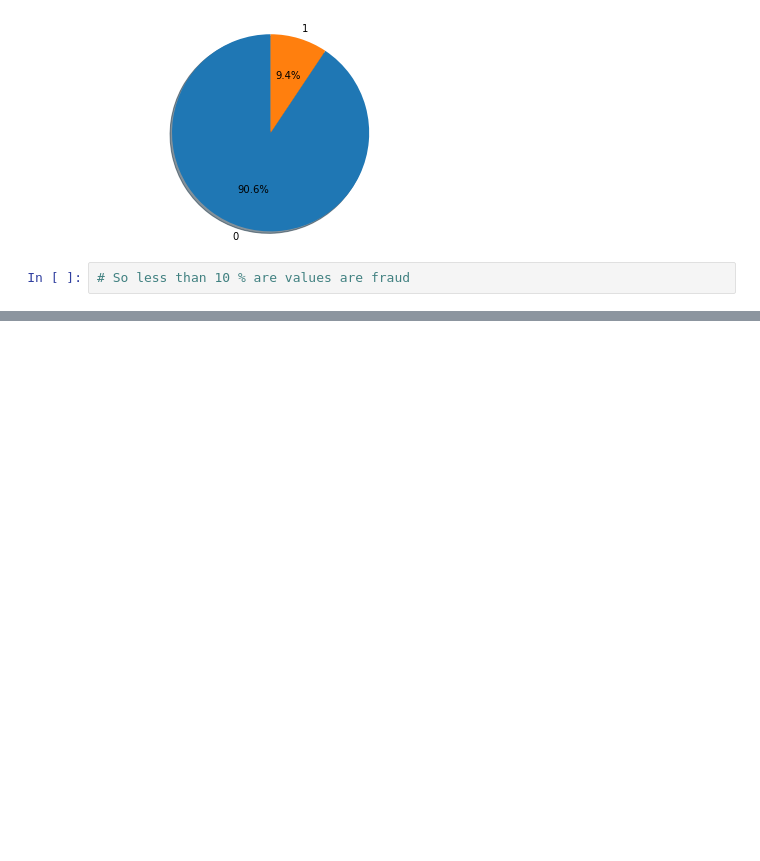
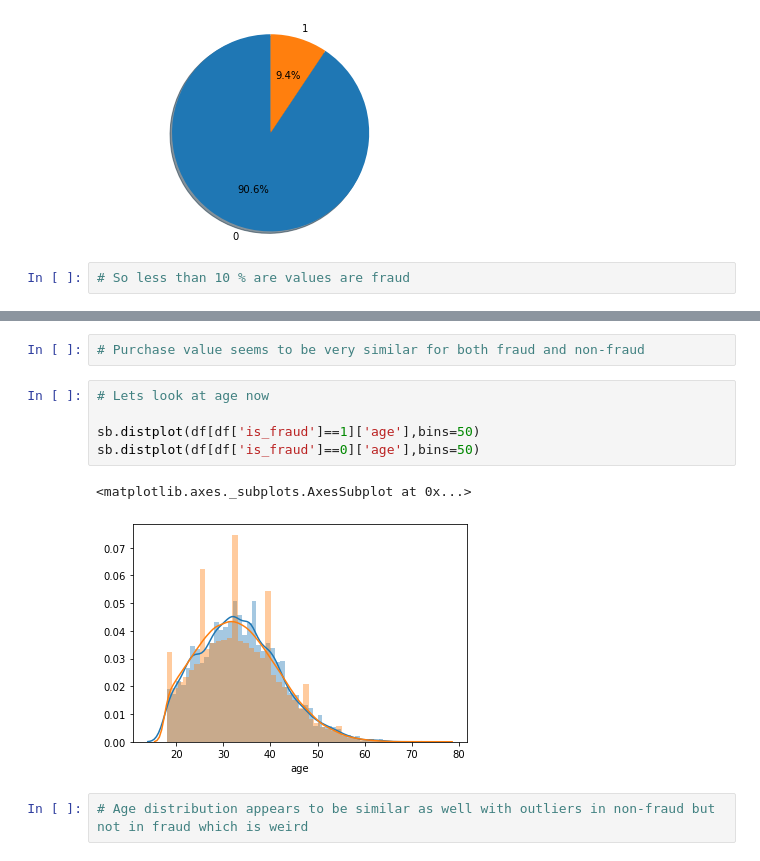
Before and after one commit to saxenaprerit/Fraudulent_transactions_detection, a Jupyter notebook: Fraudulent_Transactions.ipynb, the cells around one changed output, grey strips where cells are left out. Drawn from its saved outputs; the diff is of its cells as text; blank space fills up the shorter version.

```diff
--- a/Fraudulent_Transactions.ipynb
+++ b/Fraudulent_Transactions.ipynb
@@ -109,0 +126,12 @@ Name: signup_time, dtype: datetime64[ns]
+# %%
+# Purchase value seems to be very similar for both fraud and non-fraud
+# %%
+# Lets look at age now
+
+sb.distplot(df[df['is_fraud']==1]['age'],bins=50)
+sb.distplot(df[df['is_fraud']==0]['age'],bins=50)
+# %% [output]
+<matplotlib.axes._subplots.AxesSubplot at 0x...>
+[figure, added]
+# %%
+# Age distribution appears to be similar as well with outliers in non-fraud but not in fraud which is weird
```
Also changed, not shown: parts of 5 cells of this notebook.
